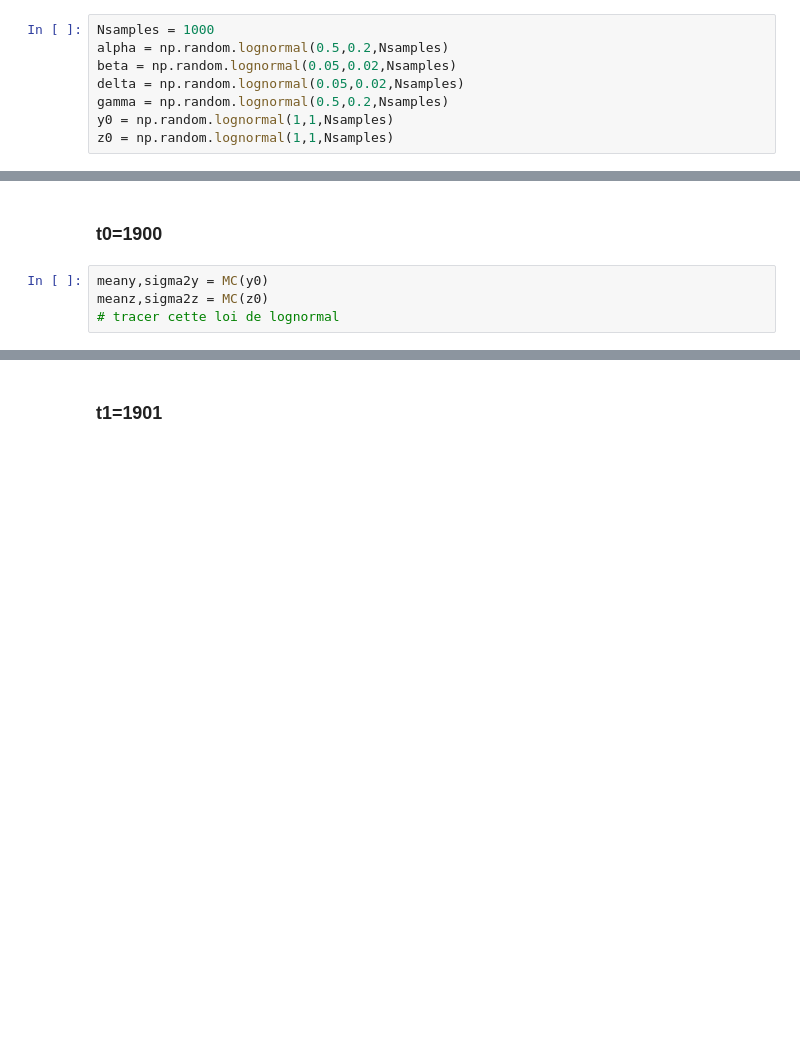
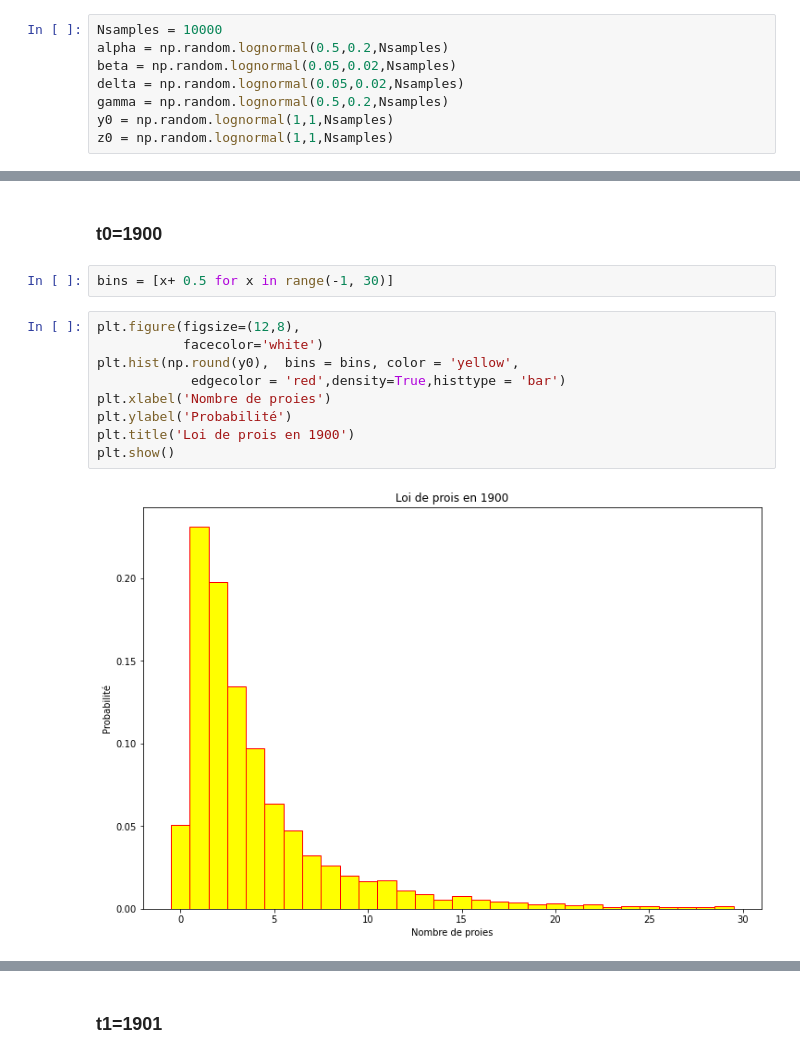
Before and after one commit to ZayedH/MAP568_project, a Jupyter notebook: MAP568.ipynb, the cells around one changed output, grey strips where cells are left out. Saved outputs shown, nothing was run; the diff lists cells and outputs as text; blank space fills up the shorter version.

```diff
--- a/MAP568.ipynb
+++ b/MAP568.ipynb
@@ -35,7 +36,7 @@ def resolutionSystem1EulerRK4(alpha,beta,delta,gamma,y0,z0,t0,dt,N):
 # %% [markdown]
 # Q2
 # %%
-Nsamples = 1000
+Nsamples = 10000
 alpha = np.random.lognormal(0.5,0.2,Nsamples)
 beta = np.random.lognormal(0.05,0.02,Nsamples)
 delta = np.random.lognormal(0.05,0.02,Nsamples)
@@ -55,7 +56,16 @@ def MC(samples):
     return mean, sigma2
 # %% [markdown]
 ### t0=1900
-# %%
-meany,sigma2y = MC(y0)
-meanz,sigma2z = MC(z0)
-# tracer cette loi de lognormal
+# %%
+bins = [x+ 0.5 for x in range(-1, 30)]
+# %%
+plt.figure(figsize=(12,8),
+           facecolor='white')
+plt.hist(np.round(y0),  bins = bins, color = 'yellow',
+            edgecolor = 'red',density=True,histtype = 'bar')
+plt.xlabel('Nombre de proies')
+plt.ylabel('Probabilité')
+plt.title('Loi de prois en 1900')
+plt.show()
+# %% [output]
+[figure, added]
```
Also changed, not shown: parts of 8 cells of this notebook.
